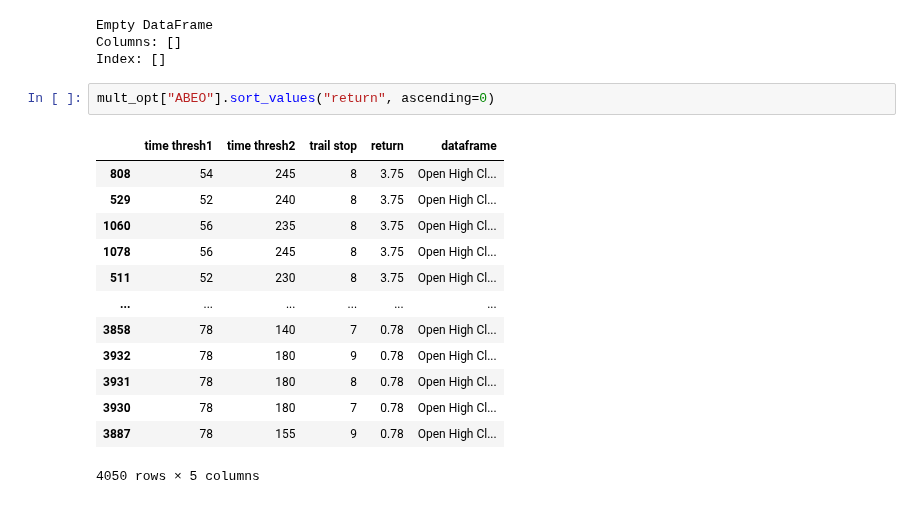
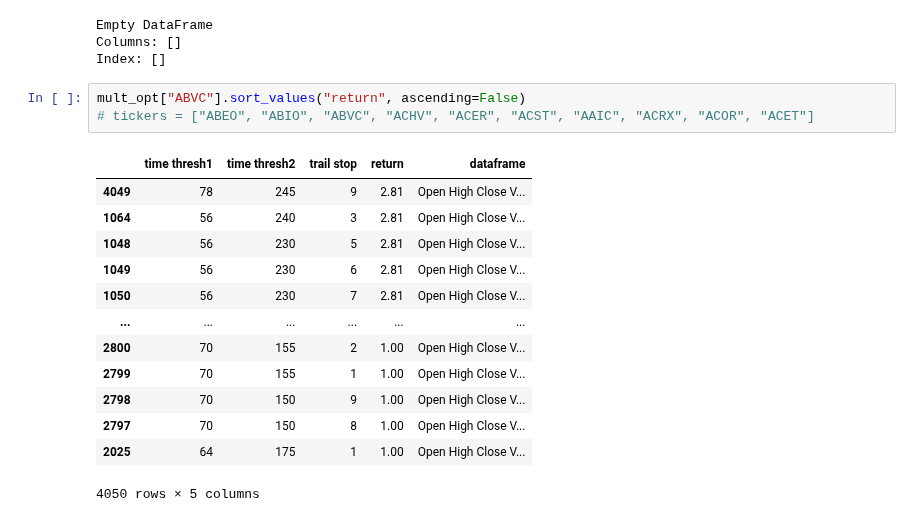
Before and after one commit to Idanq1/Stocks-Strategies, a Jupyter notebook: 52 week/Back testing.ipynb, the cells around one changed output. Saved outputs shown, nothing was run; the diff lists cells and outputs as text.

```diff
--- a/52 week/Back testing.ipynb
+++ b/52 week/Back testing.ipynb
@@ -272,18 +272,19 @@ Empty DataFrame
 Columns: []
 Index: []
 # %%
-mult_opt["ABEO"].sort_values("return", ascending=0)
+mult_opt["ABVC"].sort_values("return", ascending=False)
+# tickers = ["ABEO", "ABIO", "ABVC", "ACHV", "ACER", "ACST", "AAIC", "ACRX", "ACOR", "ACET"]
 # %% [output]
 |  | time thresh1 | time thresh2 | trail stop | return | dataframe |
-| 808 | 54 | 245 | 8 | 3.75 | Open High Cl... |
-| 529 | 52 | 240 | 8 | 3.75 | Open High Cl... |
-| 1060 | 56 | 235 | 8 | 3.75 | Open High Cl... |
-| 1078 | 56 | 245 | 8 | 3.75 | Open High Cl... |
-| 511 | 52 | 230 | 8 | 3.75 | Open High Cl... |
+| 4049 | 78 | 245 | 9 | 2.81 | Open High Close V... |
+| 1064 | 56 | 240 | 3 | 2.81 | Open High Close V... |
+| 1048 | 56 | 230 | 5 | 2.81 | Open High Close V... |
+| 1049 | 56 | 230 | 6 | 2.81 | Open High Close V... |
+| 1050 | 56 | 230 | 7 | 2.81 | Open High Close V... |
 | ... | ... | ... | ... | ... | ... |
-| 3858 | 78 | 140 | 7 | 0.78 | Open High Cl... |
-| 3932 | 78 | 180 | 9 | 0.78 | Open High Cl... |
-| 3931 | 78 | 180 | 8 | 0.78 | Open High Cl... |
-| 3930 | 78 | 180 | 7 | 0.78 | Open High Cl... |
-| 3887 | 78 | 155 | 9 | 0.78 | Open High Cl... |
+| 2800 | 70 | 155 | 2 | 1.00 | Open High Close V... |
+| 2799 | 70 | 155 | 1 | 1.00 | Open High Close V... |
+| 2798 | 70 | 150 | 9 | 1.00 | Open High Close V... |
+| 2797 | 70 | 150 | 8 | 1.00 | Open High Close V... |
+| 2025 | 64 | 175 | 1 | 1.00 | Open High Close V... |
 4050 rows × 5 columns
```
